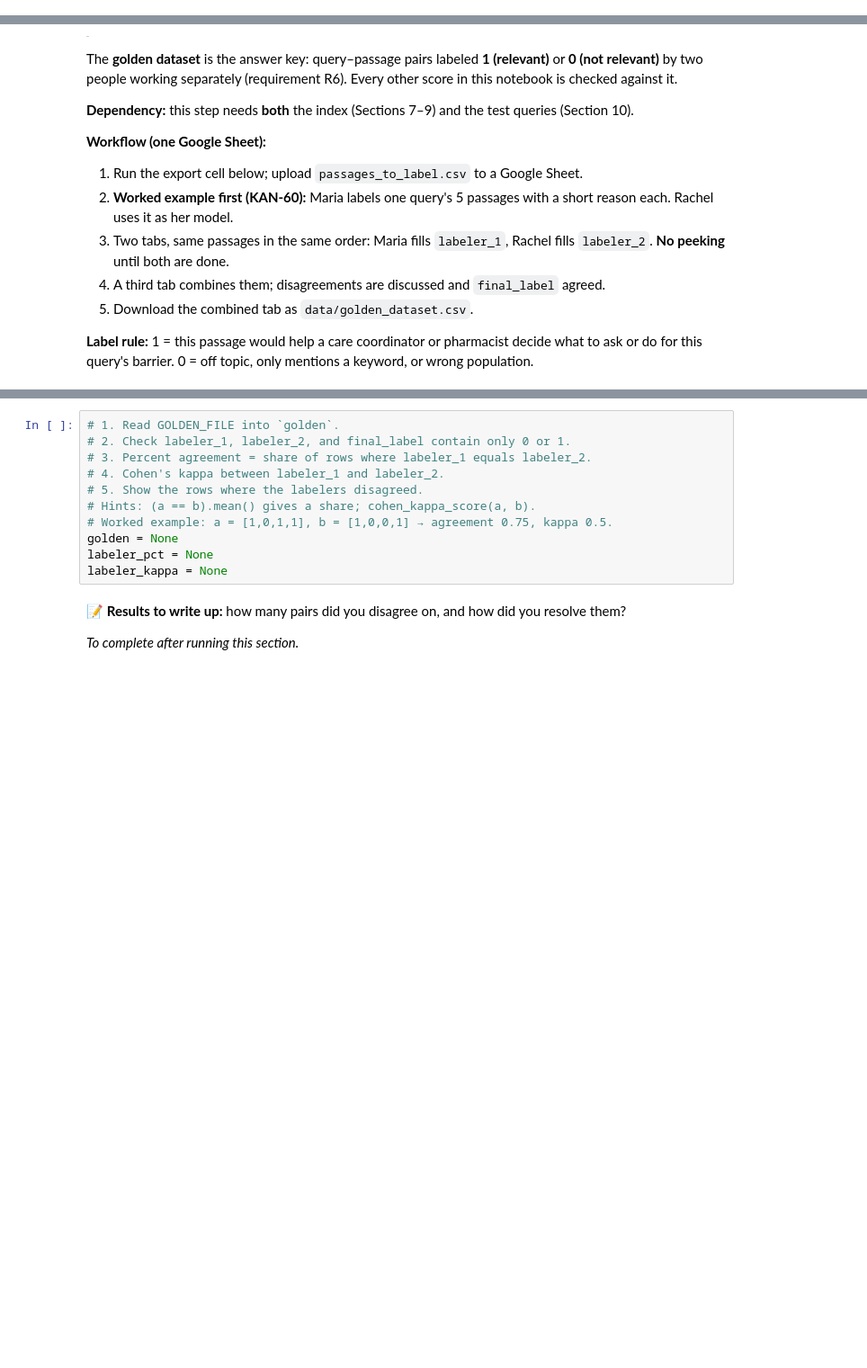
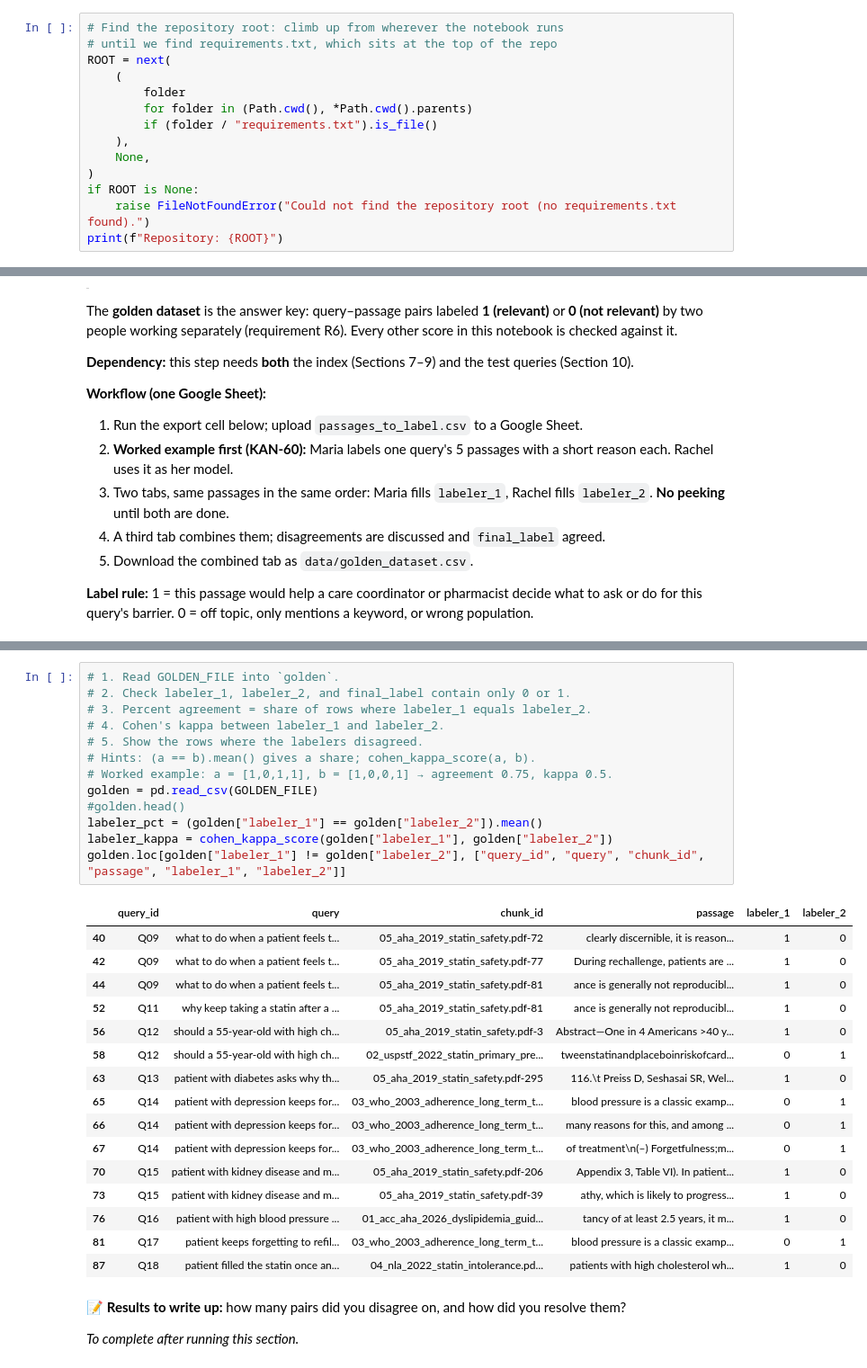
Before and after one commit to siads699-group20/statin-discontinuation, a Jupyter notebook: notebooks/05_rag.ipynb, the cells around one changed output, grey strips where cells are left out. Shown at 90% size. Cells and saved outputs as stored; diff of their text form; blank space fills up the shorter version.

```diff
--- a/notebooks/05_rag.ipynb
+++ b/notebooks/05_rag.ipynb
@@ -124,0 +114,14 @@ POPULATIONS = ["primary", "secondary", "both"]
+# %%
+# Find the repository root: climb up from wherever the notebook runs
+# until we find requirements.txt, which sits at the top of the repo
+ROOT = next(
+    (
+        folder
+        for folder in (Path.cwd(), *Path.cwd().parents)
+        if (folder / "requirements.txt").is_file()
+    ),
+    None,
+)
+if ROOT is None:
+    raise FileNotFoundError("Could not find the repository root (no requirements.txt found).")
+print(f"Repository: {ROOT}")
@@ -271,14 +480,33 @@ The **golden dataset** is the answer key: query–passage pairs labeled **1 (rel
 # %%
 # 1. Read GOLDEN_FILE into `golden`.
 # 2. Check labeler_1, labeler_2, and final_label contain only 0 or 1.
 # 3. Percent agreement = share of rows where labeler_1 equals labeler_2.
 # 4. Cohen's kappa between labeler_1 and labeler_2.
 # 5. Show the rows where the labelers disagreed.
 # Hints: (a == b).mean() gives a share; cohen_kappa_score(a, b).
 # Worked example: a = [1,0,1,1], b = [1,0,0,1] → agreement 0.75, kappa 0.5.
-golden = None
-labeler_pct = None
-labeler_kappa = None
+golden = pd.read_csv(GOLDEN_FILE)
+#golden.head()
+labeler_pct = (golden["labeler_1"] == golden["labeler_2"]).mean()
+labeler_kappa = cohen_kappa_score(golden["labeler_1"], golden["labeler_2"])
+golden.loc[golden["labeler_1"] != golden["labeler_2"], ["query_id", "query", "chunk_id", "passage", "labeler_1", "labeler_2"]]
+# %% [output]
+|  | query_id | query | chunk_id | passage | labeler_1 | labeler_2 |
+| 40 | Q09 | what to do when a patient feels t... | 05_aha_2019_statin_safety.pdf-72 | clearly discernible, it is reason... | 1 | 0 |
+| 42 | Q09 | what to do when a patient feels t... | 05_aha_2019_statin_safety.pdf-77 | During rechallenge, patients are ... | 1 | 0 |
+| 44 | Q09 | what to do when a patient feels t... | 05_aha_2019_statin_safety.pdf-81 | ance is generally not reproducibl... | 1 | 0 |
+| 52 | Q11 | why keep taking a statin after a ... | 05_aha_2019_statin_safety.pdf-81 | ance is generally not reproducibl... | 1 | 0 |
+| 56 | Q12 | should a 55-year-old with high ch... | 05_aha_2019_statin_safety.pdf-3 | Abstract—One in 4 Americans >40 y... | 1 | 0 |
+| 58 | Q12 | should a 55-year-old with high ch... | 02_uspstf_2022_statin_primary_pre... | tweenstatinandplaceboinriskofcard... | 0 | 1 |
+| 63 | Q13 | patient with diabetes asks why th... | 05_aha_2019_statin_safety.pdf-295 | 116.\t Preiss D, Seshasai SR, Wel... | 1 | 0 |
+| 65 | Q14 | patient with depression keeps for... | 03_who_2003_adherence_long_term_t... | blood pressure is a classic examp... | 0 | 1 |
+| 66 | Q14 | patient with depression keeps for... | 03_who_2003_adherence_long_term_t... | many reasons for this, and among ... | 0 | 1 |
+| 67 | Q14 | patient with depression keeps for... | 03_who_2003_adherence_long_term_t... | of treatment\n(–) Forgetfulness;m... | 0 | 1 |
+| 70 | Q15 | patient with kidney disease and m... | 05_aha_2019_statin_safety.pdf-206 | Appendix 3, Table VI). In patient... | 1 | 0 |
+| 73 | Q15 | patient with kidney disease and m... | 05_aha_2019_statin_safety.pdf-39 | athy, which is likely to progress... | 1 | 0 |
+| 76 | Q16 | patient with high blood pressure ... | 01_acc_aha_2026_dyslipidemia_guid... | tancy of at least 2.5 years, it m... | 1 | 0 |
+| 81 | Q17 | patient keeps forgetting to refil... | 03_who_2003_adherence_long_term_t... | blood pressure is a classic examp... | 0 | 1 |
+| 87 | Q18 | patient filled the statin once an... | 04_nla_2022_statin_intolerance.pd... | patients with high cholesterol wh... | 1 | 0 |
 # %% [markdown]
 📝 **Results to write up:** how many pairs did you disagree on, and how did you resolve them?
 
```
Also changed, not shown: parts of 20 cells of this notebook, 7 other files.
